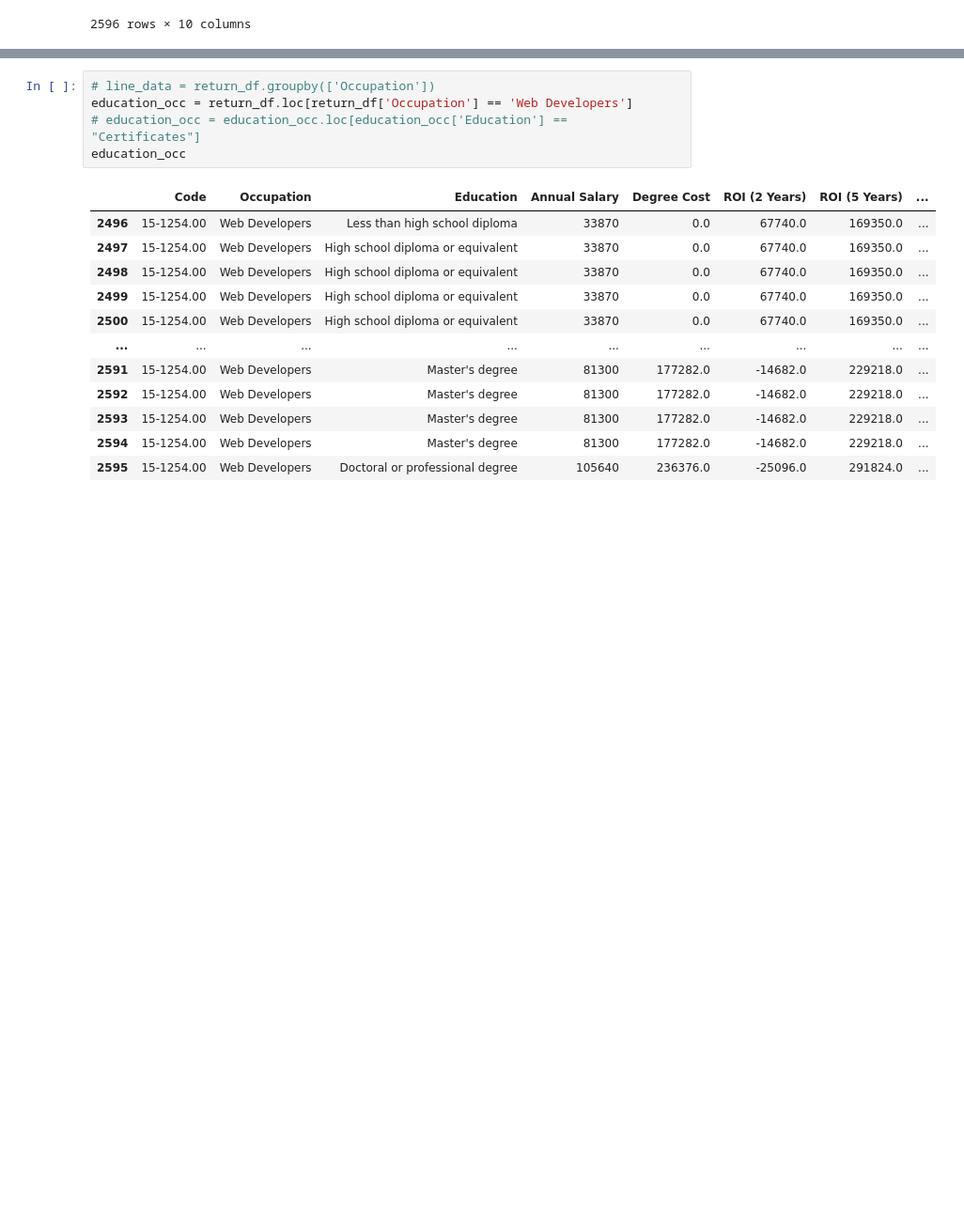
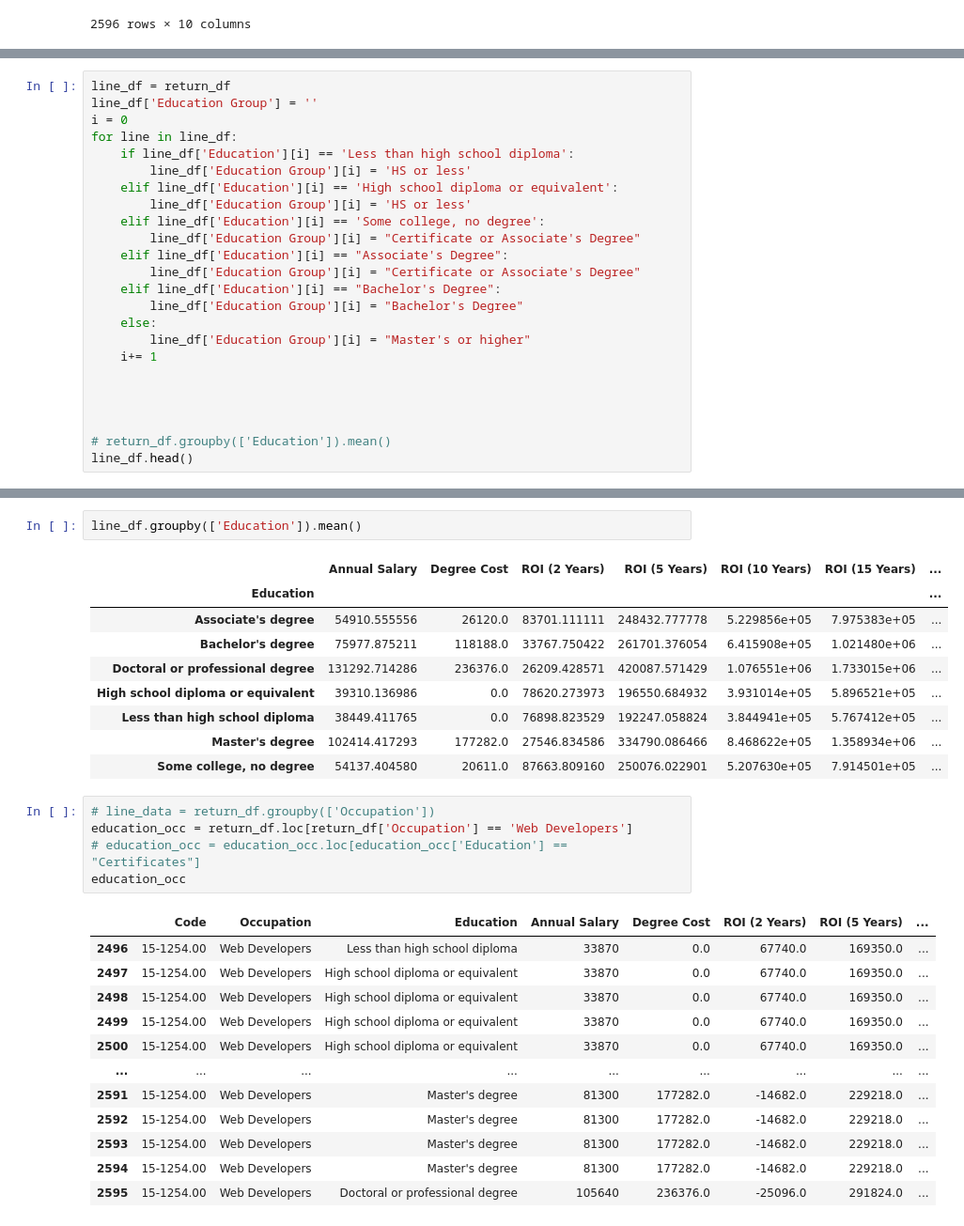
Before and after one commit to Project-1-2021/ValueOfCollege, a Jupyter notebook: Data_Analysis.ipynb, the cells around one changed output, grey strips where cells are left out. Shown at 94% size. Drawn from its saved outputs; the diff is of its cells as text; blank space fills up the shorter version.

Commit message:
created subsets of education levels

```diff
--- a/Data_Analysis.ipynb
+++ b/Data_Analysis.ipynb
@@ -265,0 +265,24 @@ return_df[return_df['Occupation'] == 'Web Developers'].head(1)
+# %%
+line_df = return_df
+line_df['Education Group'] = ''
+i = 0
+for line in line_df:
+    if line_df['Education'][i] == 'Less than high school diploma':
+        line_df['Education Group'][i] = 'HS or less'
+    elif line_df['Education'][i] == 'High school diploma or equivalent':
+        line_df['Education Group'][i] = 'HS or less'
+    elif line_df['Education'][i] == 'Some college, no degree':
+        line_df['Education Group'][i] = "Certificate or Associate's Degree"
+    elif line_df['Education'][i] == "Associate's Degree":
+        line_df['Education Group'][i] = "Certificate or Associate's Degree"
+    elif line_df['Education'][i] == "Bachelor's Degree":
+        line_df['Education Group'][i] = "Bachelor's Degree"
+    else:
+        line_df['Education Group'][i] = "Master's or higher"
+    i+= 1
+
+
+
+
+# return_df.groupby(['Education']).mean()
+line_df.head()
@@ -266,3 +308,15 @@ return_df[return_df['Occupation'] == 'Web Developers'].head(1)
+# %%
+line_df.groupby(['Education']).mean()
+# %% [output]
+|  | Annual Salary | Degree Cost | ROI (2 Years) | ROI (5 Years) | ROI (10 Years) | ROI (15 Years) | ... |
+| Education |  |  |  |  |  |  | ... |
+| Associate's degree | 54910.555556 | 26120.0 | 83701.111111 | 248432.777778 | 5.229856e+05 | 7.975383e+05 | ... |
+| Bachelor's degree | 75977.875211 | 118188.0 | 33767.750422 | 261701.376054 | 6.415908e+05 | 1.021480e+06 | ... |
+| Doctoral or professional degree | 131292.714286 | 236376.0 | 26209.428571 | 420087.571429 | 1.076551e+06 | 1.733015e+06 | ... |
+| High school diploma or equivalent | 39310.136986 | 0.0 | 78620.273973 | 196550.684932 | 3.931014e+05 | 5.896521e+05 | ... |
+| Less than high school diploma | 38449.411765 | 0.0 | 76898.823529 | 192247.058824 | 3.844941e+05 | 5.767412e+05 | ... |
+| Master's degree | 102414.417293 | 177282.0 | 27546.834586 | 334790.086466 | 8.468622e+05 | 1.358934e+06 | ... |
+| Some college, no degree | 54137.404580 | 20611.0 | 87663.809160 | 250076.022901 | 5.207630e+05 | 7.914501e+05 | ... |
 # %%
 # line_data = return_df.groupby(['Occupation'])
 education_occ = return_df.loc[return_df['Occupation'] == 'Web Developers']
```
Also changed, not shown: parts of 2 cells of this notebook.
